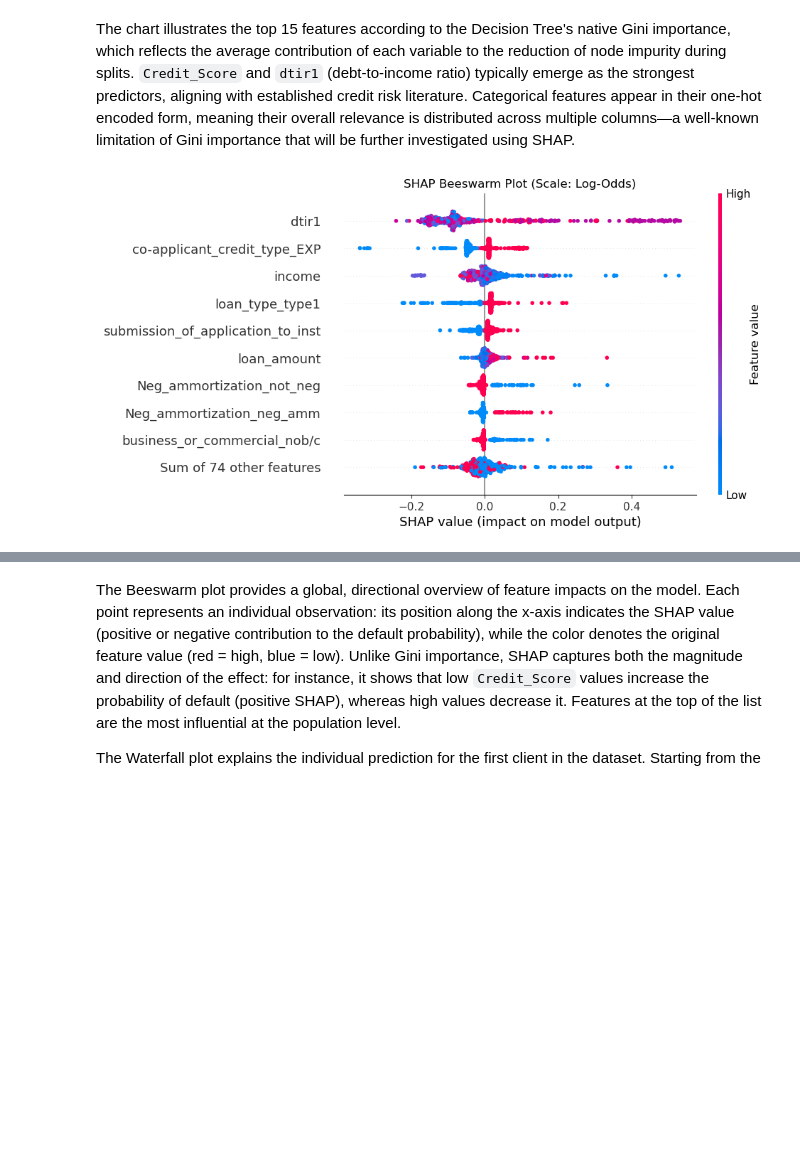
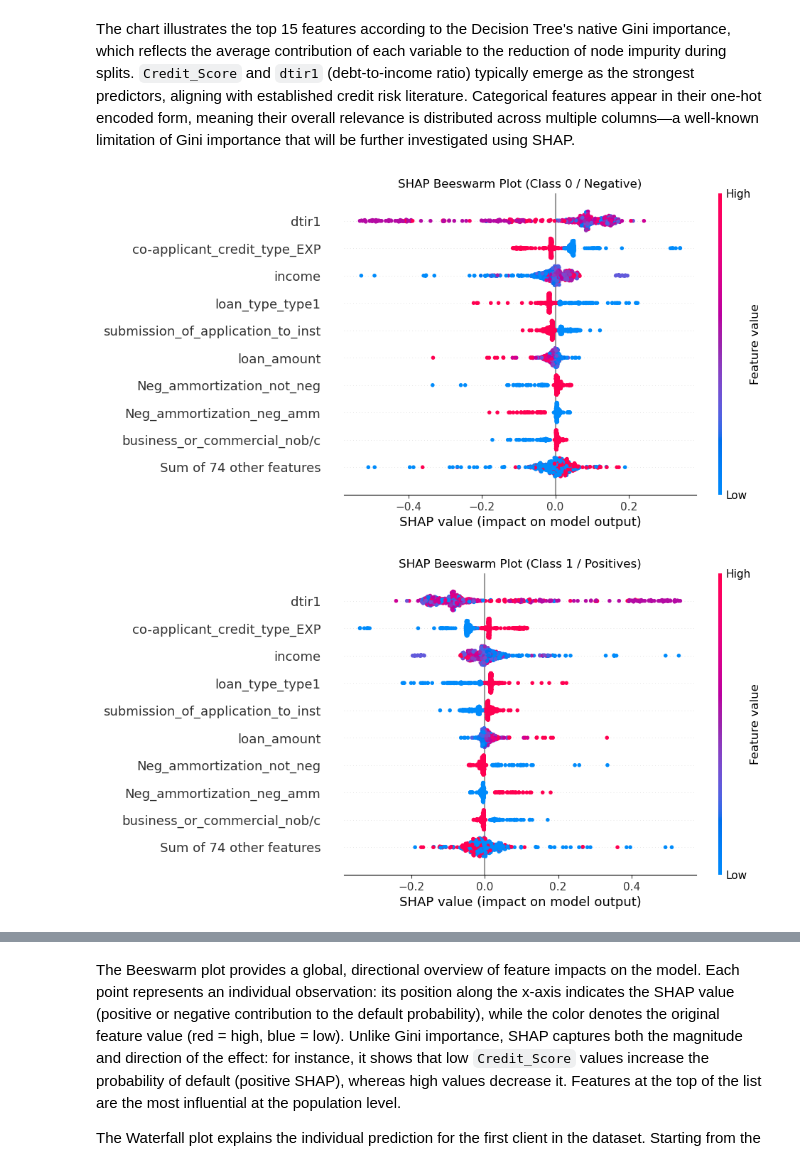
Before and after one commit to marcolari06-maker/loan-default-prediction, a Jupyter notebook: final.ipynb, the cells around one changed output, grey strips where cells are left out. Saved outputs shown, nothing was run; the diff lists cells and outputs as text; code cells hidden in the pictures; blank space fills up the shorter version.

```diff
--- a/final.ipynb
+++ b/final.ipynb
@@ -1408,7 +1408,9 @@ if sp.issparse(X_transformed):
     X_transformed = X_transformed.toarray()
 
 feature_names = preprocessor.get_feature_names_out()
+feature_names = [re.sub(r'^[^_]+__', '', col) for col in feature_names]
 X_transformed_df = pd.DataFrame(X_transformed, columns=feature_names)
+clean_names = list(X_transformed_df.columns)
 # %%
 clf = final_model.named_steps["clf"]
 importances = clf.feature_importances_
@@ -1435,27 +1437,35 @@ plt.show()
 # %% [markdown]
 The chart illustrates the top 15 features according to the Decision Tree's native Gini importance, which reflects the average contribution of each variable to the reduction of node impurity during splits. `Credit_Score` and `dtir1` (debt-to-income ratio) typically emerge as the strongest predictors, aligning with established credit risk literature. Categorical features appear in their one-hot encoded form, meaning their overall relevance is distributed across multiple columns—a well-known limitation of Gini importance that will be further investigated using SHAP.
 # %%
-import shap
-import matplotlib.pyplot as plt
-
 clf = best_model.named_steps["clf"]
 
 X_transformed_df.columns = [
     re.sub(r'^[^_]+__', '', col) for col in X_transformed_df.columns
 ]
 
 X_subset = X_transformed_df.head(500)
 explainer = shap.TreeExplainer(clf)
 shap_values_obj = explainer(X_subset)
 
 if len(shap_values_obj.shape) == 3:
+    shap_values_class0 = shap_values_obj[:, :, 0]
+else:
+    shap_values_class0 = shap_values_obj
+
+plt.figure(figsize=(10, 6))
+plt.title("SHAP Beeswarm Plot (Class 0 / Negative)")
+shap.plots.beeswarm(shap_values_class0)
+plt.show()
+
+if len(shap_values_obj.shape) == 3:
     shap_values_class1 = shap_values_obj[:, :, 1]
 else:
     shap_values_class1 = shap_values_obj
 
 plt.figure(figsize=(10, 6))
-plt.title("SHAP Beeswarm Plot (Scale: Log-Odds)")
+plt.title("SHAP Beeswarm Plot (Class 1 / Positives)")
 shap.plots.beeswarm(shap_values_class1)
 plt.show()
 # %% [output]
-[figure, old version]
+[figure, new version]
+[figure, added]
```
Also changed, not shown: parts of 9 cells of this notebook, 1 other file.
